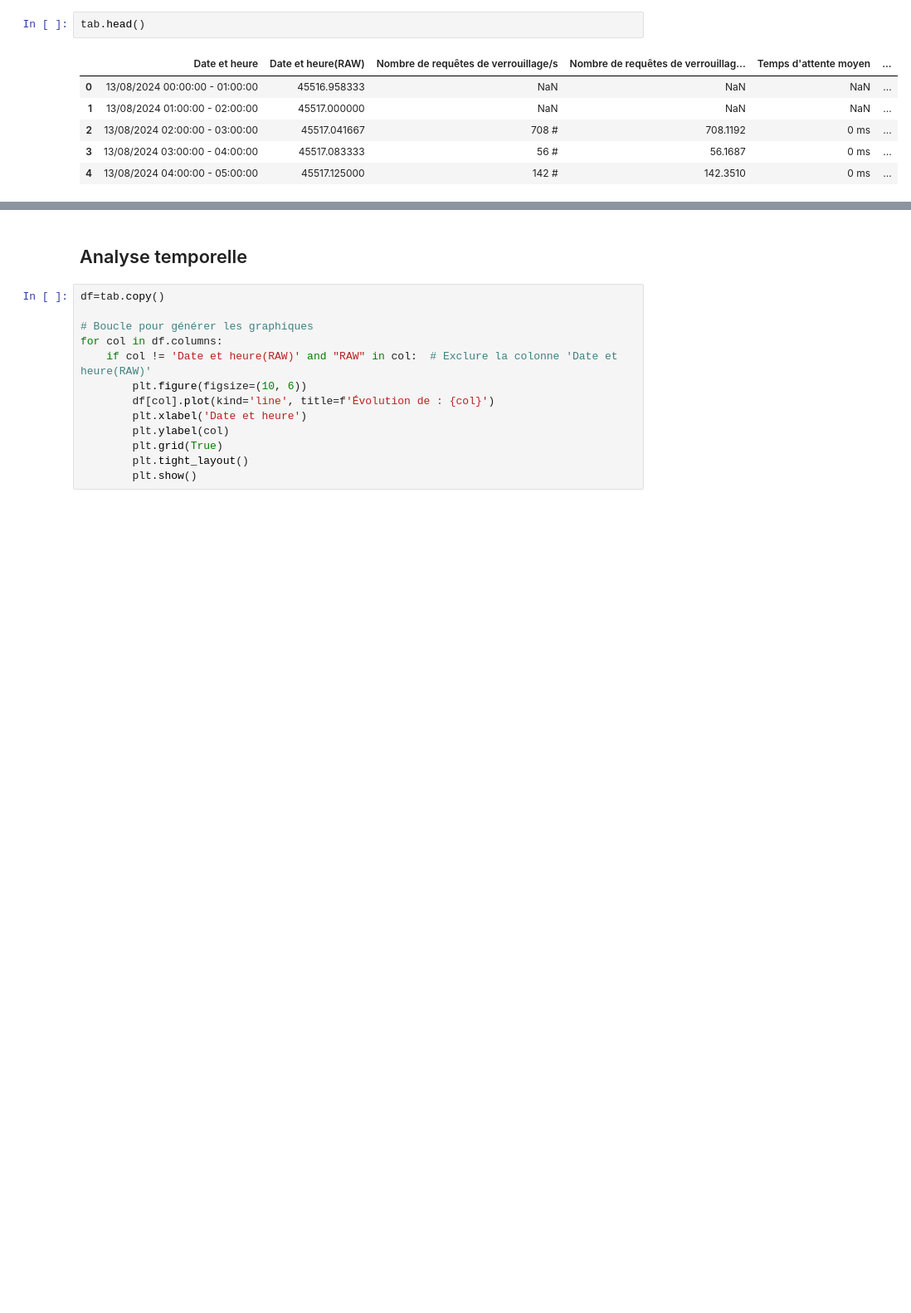
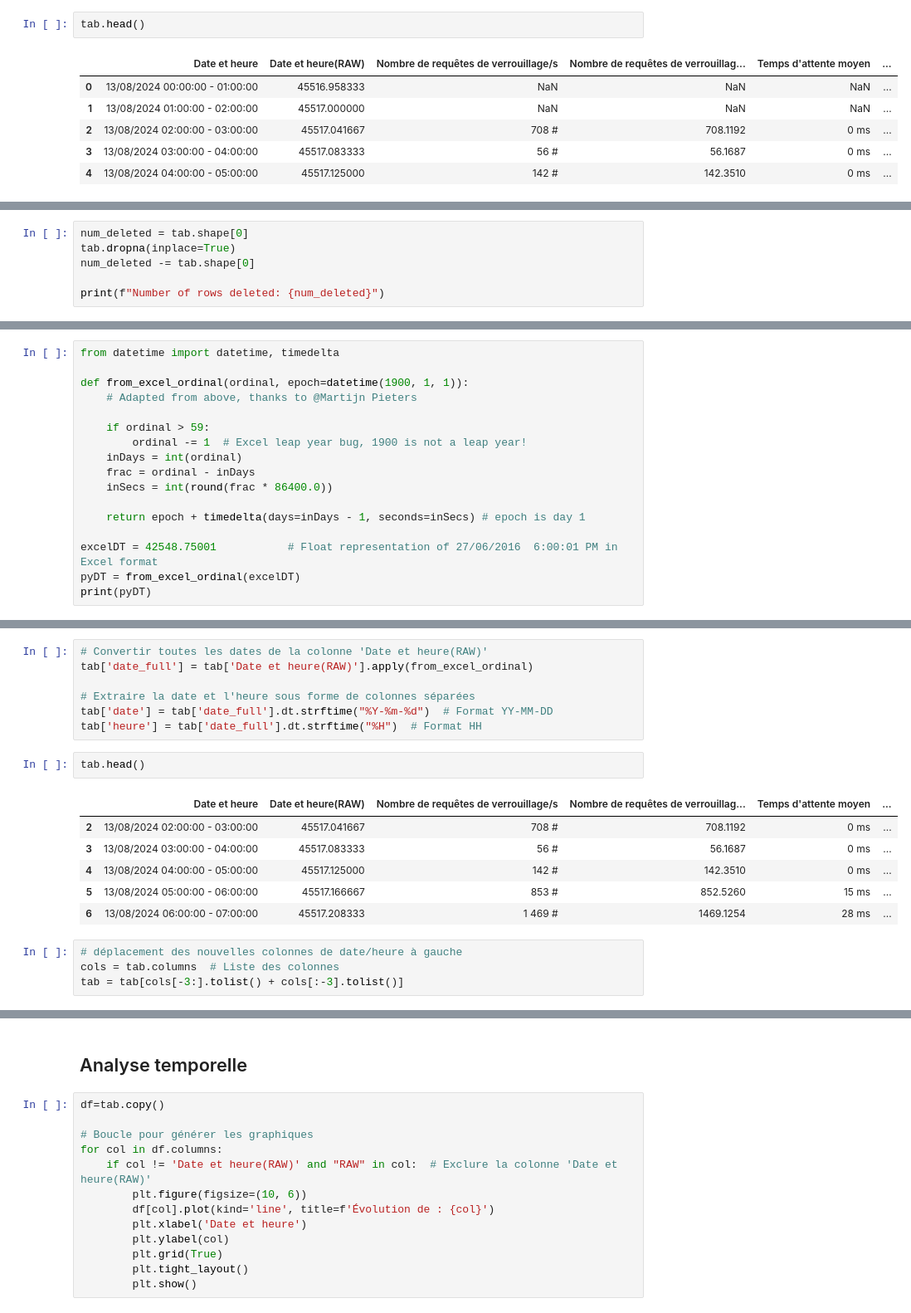
Before and after one commit to AntoineValette/projet_industriel, a Jupyter notebook: notebook/myreport_sql_lock_full.ipynb, the cells around one changed output, grey strips where cells are left out. Shown at 83% size. Cells and saved outputs as stored; diff of their text form; blank space fills up the shorter version.

```diff
--- a/notebook/myreport_sql_lock_full.ipynb
+++ b/notebook/myreport_sql_lock_full.ipynb
@@ -80,0 +86,6 @@ tab.head()
+# %%
+num_deleted = tab.shape[0]
+tab.dropna(inplace=True)
+num_deleted -= tab.shape[0]
+
+print(f"Number of rows deleted: {num_deleted}")
@@ -80,0 +94,17 @@ tab.head()
+# %%
+from datetime import datetime, timedelta
+
+def from_excel_ordinal(ordinal, epoch=datetime(1900, 1, 1)):
+    # Adapted from above, thanks to @Martijn Pieters
+
+    if ordinal > 59:
+        ordinal -= 1  # Excel leap year bug, 1900 is not a leap year!
+    inDays = int(ordinal)
+    frac = ordinal - inDays
+    inSecs = int(round(frac * 86400.0))
+
+    return epoch + timedelta(days=inDays - 1, seconds=inSecs) # epoch is day 1
+
+excelDT = 42548.75001           # Float representation of 27/06/2016  6:00:01 PM in Excel format
+pyDT = from_excel_ordinal(excelDT)
+print(pyDT)
@@ -80,0 +113,20 @@ tab.head()
+# %%
+# Convertir toutes les dates de la colonne 'Date et heure(RAW)'
+tab['date_full'] = tab['Date et heure(RAW)'].apply(from_excel_ordinal)
+
+# Extraire la date et l'heure sous forme de colonnes séparées
+tab['date'] = tab['date_full'].dt.strftime("%Y-%m-%d")  # Format YY-MM-DD
+tab['heure'] = tab['date_full'].dt.strftime("%H")  # Format HH
+# %%
+tab.head()
+# %% [output]
+|  | Date et heure | Date et heure(RAW) | Nombre de requêtes de verrouillage/s | Nombre de requêtes de verrouillag... | Temps d'attente moyen | ... |
+| 2 | 13/08/2024 02:00:00 - 03:00:00 | 45517.041667 | 708 # | 708.1192 | 0 ms | ... |
+| 3 | 13/08/2024 03:00:00 - 04:00:00 | 45517.083333 | 56 # | 56.1687 | 0 ms | ... |
+| 4 | 13/08/2024 04:00:00 - 05:00:00 | 45517.125000 | 142 # | 142.3510 | 0 ms | ... |
+| 5 | 13/08/2024 05:00:00 - 06:00:00 | 45517.166667 | 853 # | 852.5260 | 15 ms | ... |
+| 6 | 13/08/2024 06:00:00 - 07:00:00 | 45517.208333 | 1 469 # | 1469.1254 | 28 ms | ... |
+# %%
+# déplacement des nouvelles colonnes de date/heure à gauche
+cols = tab.columns  # Liste des colonnes
+tab = tab[cols[-3:].tolist() + cols[:-3].tolist()]
```
Also changed, not shown: parts of 13 cells of this notebook.
